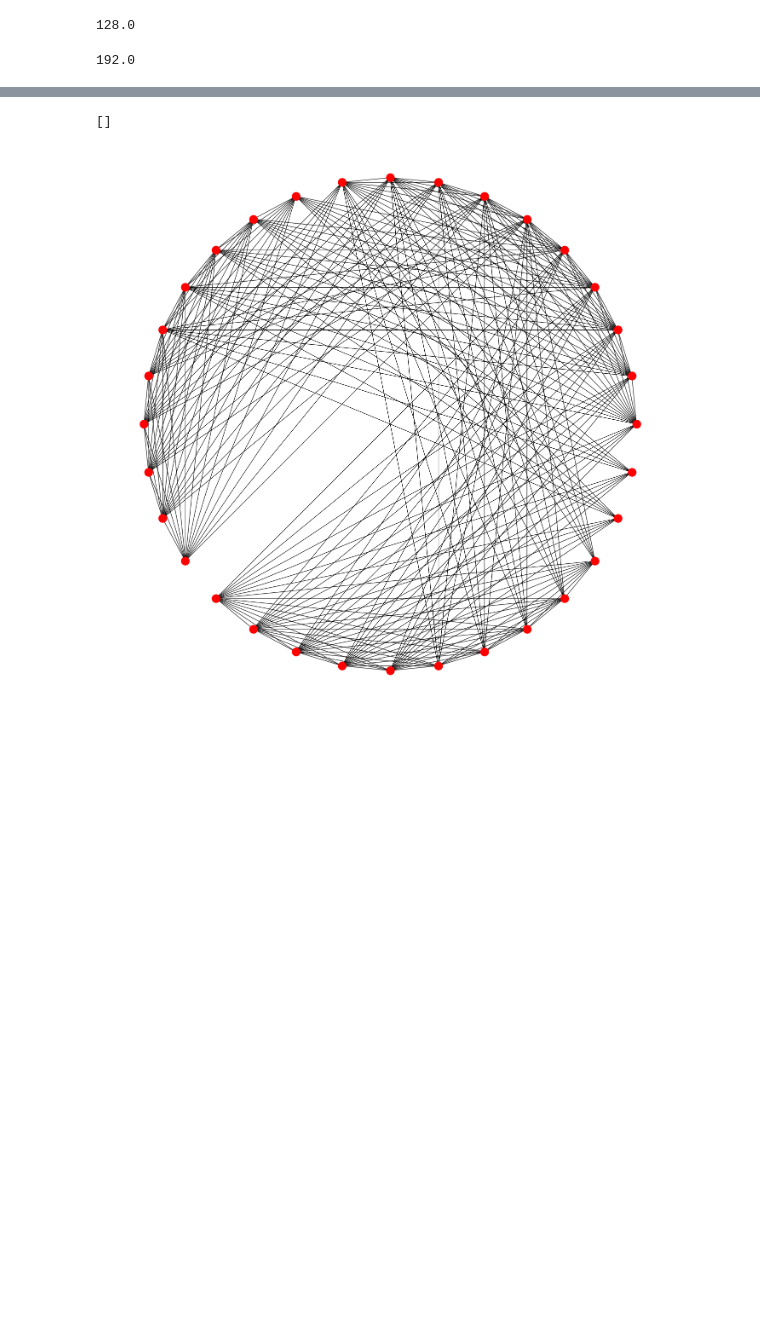
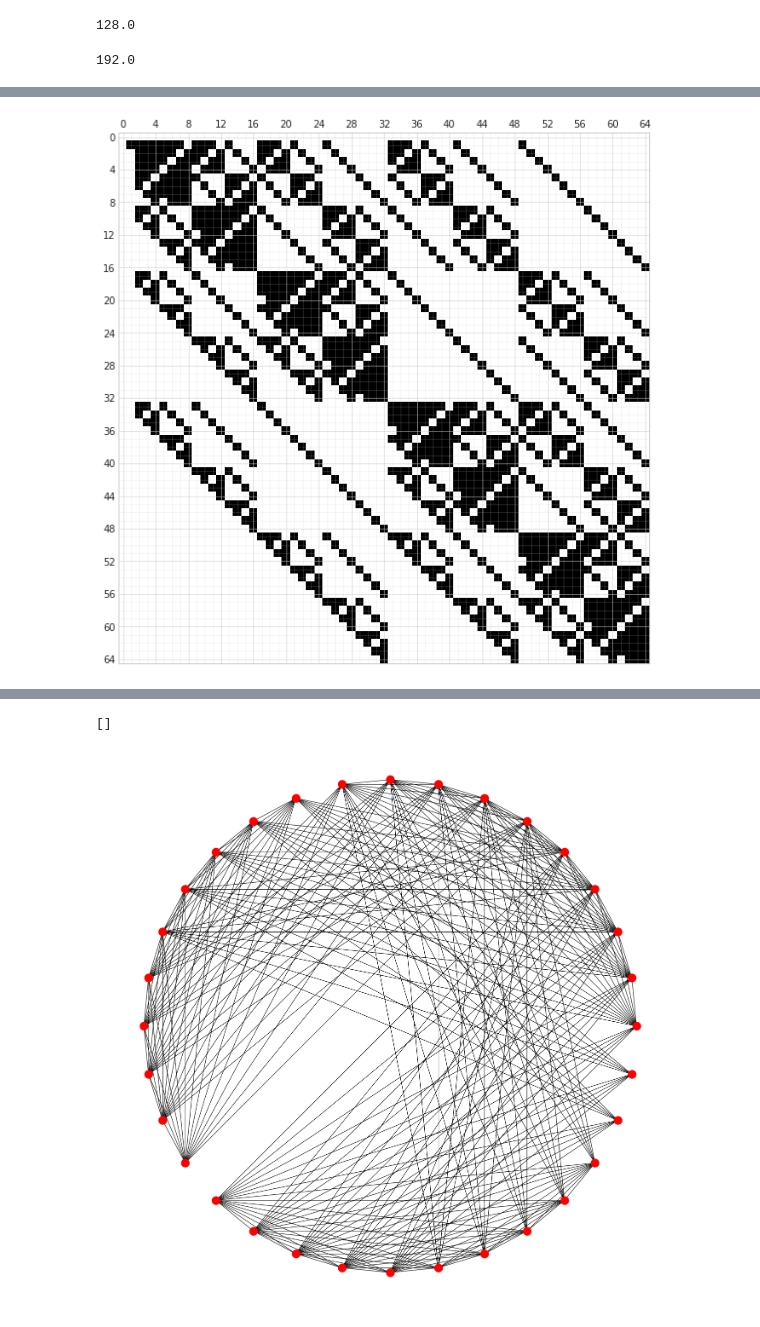
Before and after one commit to Gabrui/estimar-pontos-estoria, a Jupyter notebook: Conexões Esparsas.ipynb, the cells around one changed output, grey strips where cells are left out. Saved outputs shown, nothing was run; the diff lists cells and outputs as text; code cells hidden in the pictures; blank space fills up the shorter version.

```diff
--- a/Conexões Esparsas.ipynb
+++ b/Conexões Esparsas.ipynb
@@ -158,0 +257,7 @@ array([[1., 1., 1., 0.],
+# %%
+fig = plt.figure()
+ax = fig.add_subplot(1, 1, 1)
+plot_matrix(ax, mascara_hipercubo2(64,64))
+plt.show()
+# %% [output]
+[figure, added]
```
Also changed, not shown: parts of 23 cells of this notebook, 9 other files.
